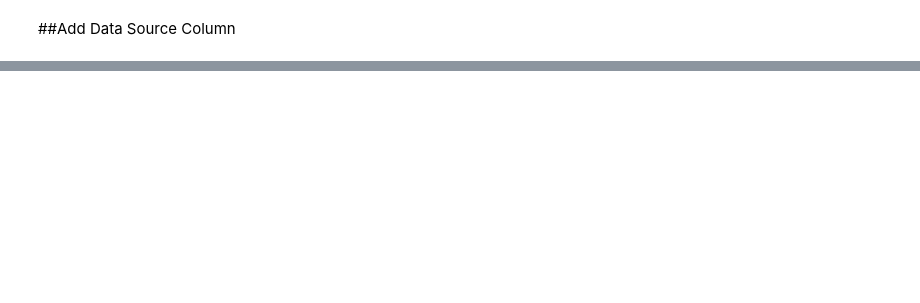
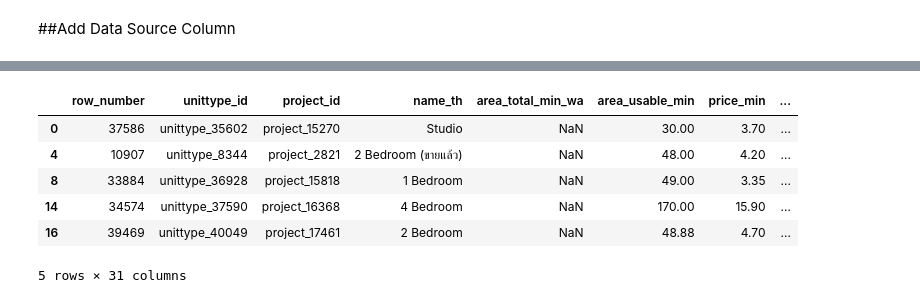
Before and after one commit to jangInw007/BSC_DPDM2025, a Jupyter notebook: Ch3_Data_Preprocessing.ipynb, the cells around one changed output, grey strips where cells are left out. Cells and saved outputs as stored; diff of their text form; code cells hidden in the pictures; blank space fills up the shorter version.

```diff
--- a/Ch3_Data_Preprocessing.ipynb
+++ b/Ch3_Data_Preprocessing.ipynb
@@ -533,0 +759,13 @@ unit_df.head()
+# %%
+house = house.drop(columns=['propertytype_id','propertytype_name_en','propertytype_name_th'])
+condo = condo.drop(columns=['propertytype_id','propertytype_name_en','propertytype_name_th'])
+# %%
+condo.head()
+# %% [output]
+|  | row_number | unittype_id | project_id | name_th | area_total_min_wa | area_usable_min | price_min | ... |
+| 0 | 37586 | unittype_35602 | project_15270 | Studio | NaN | 30.00 | 3.70 | ... |
+| 4 | 10907 | unittype_8344 | project_2821 | 2 Bedroom (ขายแล้ว) | NaN | 48.00 | 4.20 | ... |
+| 8 | 33884 | unittype_36928 | project_15818 | 1 Bedroom | NaN | 49.00 | 3.35 | ... |
+| 14 | 34574 | unittype_37590 | project_16368 | 4 Bedroom | NaN | 170.00 | 15.90 | ... |
+| 16 | 39469 | unittype_40049 | project_17461 | 2 Bedroom | NaN | 48.88 | 4.70 | ... |
+5 rows × 31 columns
```
Also changed, not shown: parts of 38 cells of this notebook.
